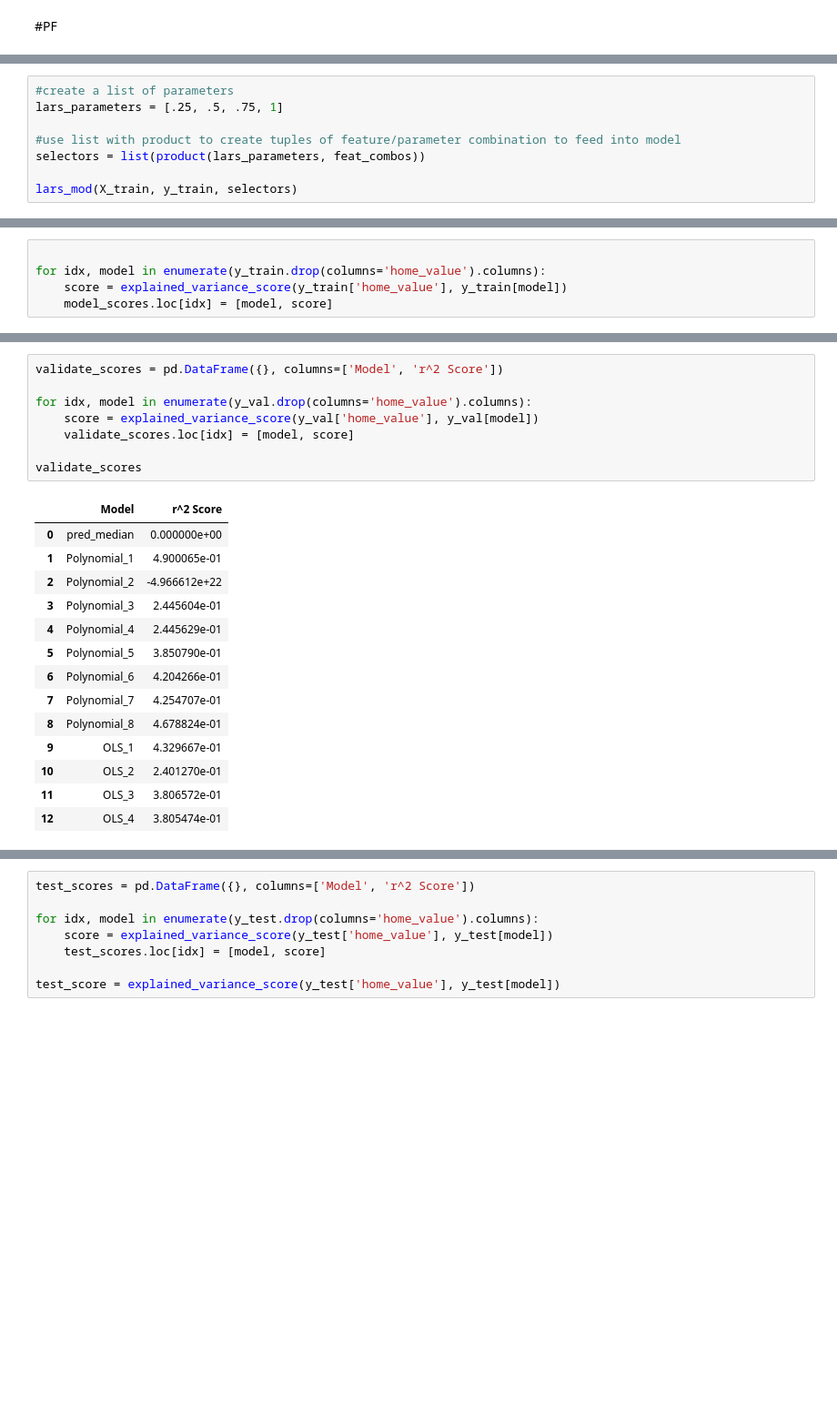
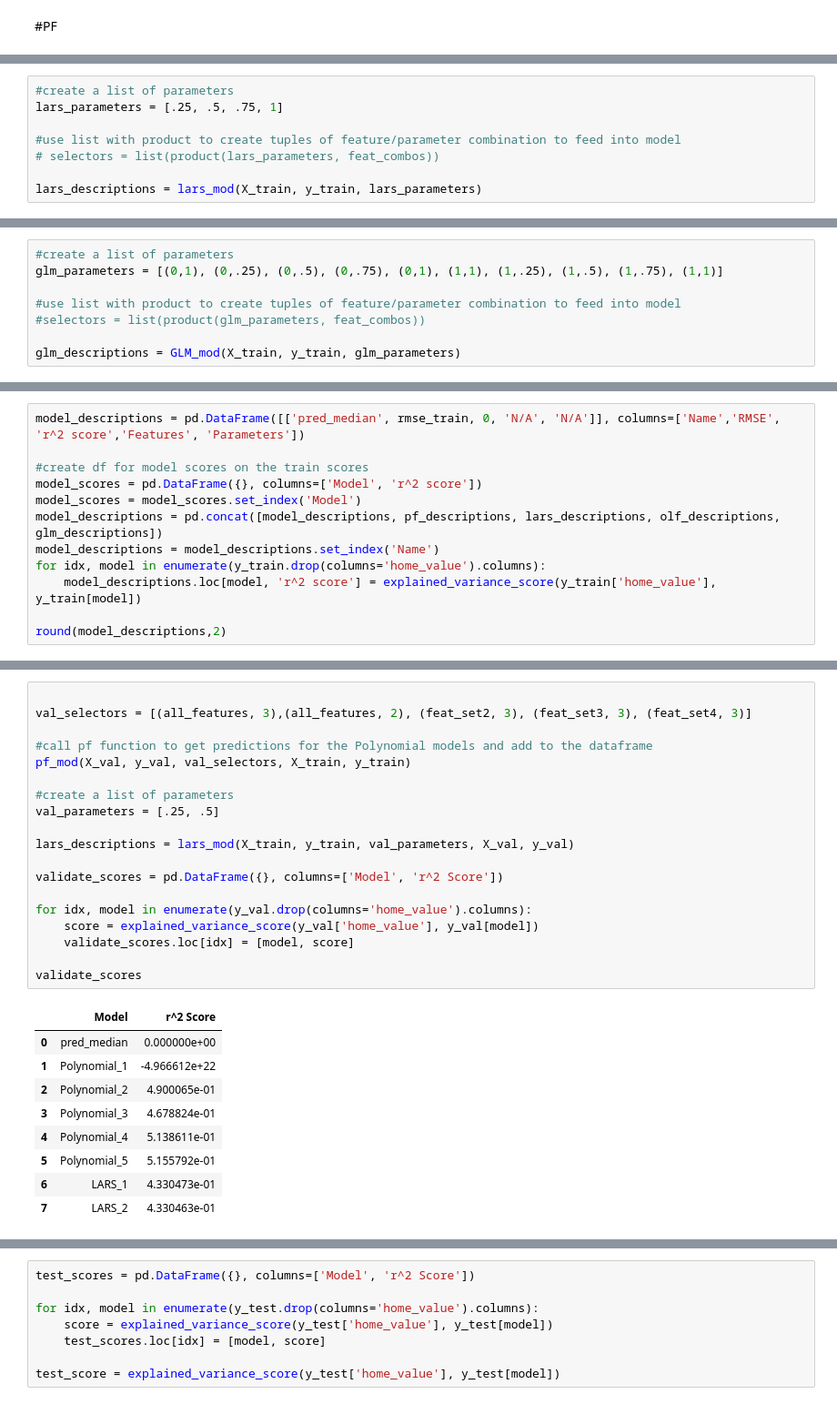
Before and after one commit to joshua-shorterivey/regression_project, a Jupyter notebook: explore.ipynb, the cells around one changed output, grey strips where cells are left out. Shown at 91% size. Drawn from its saved outputs; the diff is of its cells as text; blank space fills up the shorter version.

Commit message:
amended: README, explore, model, wrangle

```diff
--- a/explore.ipynb
+++ b/explore.ipynb
@@ -709 +783,9 @@ OLS_4 with LinearRegression
+# %%
+#create a list of parameters
+lars_parameters = [.25, .5, .75, 1]
+
+#use list with product to create tuples of feature/parameter combination to feed into model
+# selectors = list(product(lars_parameters, feat_combos))
+
+lars_descriptions = lars_mod(X_train, y_train, lars_parameters)
 # %%
@@ -729,8 +818,8 @@ def lars_mod(X, y, selectors):
 # %%
 #create a list of parameters
-lars_parameters = [.25, .5, .75, 1]
+glm_parameters = [(0,1), (0,.25), (0,.5), (0,.75), (0,1), (1,1), (1,.25), (1,.5), (1,.75), (1,1)]
 
 #use list with product to create tuples of feature/parameter combination to feed into model
-selectors = list(product(lars_parameters, feat_combos))
+#selectors = list(product(glm_parameters, feat_combos))
 
-lars_mod(X_train, y_train, selectors)
+glm_descriptions = GLM_mod(X_train, y_train, glm_parameters)
@@ -823,5 +841,0 @@ model_scores = pd.DataFrame({}, columns=['Model', 'r^2 Score'])
-# %%
-
-for idx, model in enumerate(y_train.drop(columns='home_value').columns):
-    score = explained_variance_score(y_train['home_value'], y_train[model])
-    model_scores.loc[idx] = [model, score]
@@ -847,0 +842,12 @@ round(model_scores, 3)
+# %%
+model_descriptions = pd.DataFrame([['pred_median', rmse_train, 0, 'N/A', 'N/A']], columns=['Name','RMSE', 'r^2 score','Features', 'Parameters'])
+
+#create df for model scores on the train scores
+model_scores = pd.DataFrame({}, columns=['Model', 'r^2 score'])
+model_scores = model_scores.set_index('Model')
+model_descriptions = pd.concat([model_descriptions, pf_descriptions, lars_descriptions, olf_descriptions, glm_descriptions])
+model_descriptions = model_descriptions.set_index('Name')
+for idx, model in enumerate(y_train.drop(columns='home_value').columns):
+    model_descriptions.loc[model, 'r^2 score'] = explained_variance_score(y_train['home_value'], y_train[model])
+
+round(model_descriptions,2)
@@ -897,23 +878,29 @@ OLS_4 with LinearRegression
 # %%
+
+val_selectors = [(all_features, 3),(all_features, 2), (feat_set2, 3), (feat_set3, 3), (feat_set4, 3)]
+
+#call pf function to get predictions for the Polynomial models and add to the dataframe
+pf_mod(X_val, y_val, val_selectors, X_train, y_train)
+
+#create a list of parameters
+val_parameters = [.25, .5]
+
+lars_descriptions = lars_mod(X_train, y_train, val_parameters, X_val, y_val)
+
 validate_scores = pd.DataFrame({}, columns=['Model', 'r^2 Score'])
 
 for idx, model in enumerate(y_val.drop(columns='home_value').columns):
     score = explained_variance_score(y_val['home_value'], y_val[model])
     validate_scores.loc[idx] = [model, score]
 
 validate_scores
 # %% [output]
 |  | Model | r^2 Score |
 | 0 | pred_median | 0.000000e+00 |
-| 1 | Polynomial_1 | 4.900065e-01 |
-| 2 | Polynomial_2 | -4.966612e+22 |
-| 3 | Polynomial_3 | 2.445604e-01 |
-| 4 | Polynomial_4 | 2.445629e-01 |
-| 5 | Polynomial_5 | 3.850790e-01 |
-| 6 | Polynomial_6 | 4.204266e-01 |
-| 7 | Polynomial_7 | 4.254707e-01 |
-| 8 | Polynomial_8 | 4.678824e-01 |
-| 9 | OLS_1 | 4.329667e-01 |
-| 10 | OLS_2 | 2.401270e-01 |
-| 11 | OLS_3 | 3.806572e-01 |
-| 12 | OLS_4 | 3.805474e-01 |
+| 1 | Polynomial_1 | -4.966612e+22 |
+| 2 | Polynomial_2 | 4.900065e-01 |
+| 3 | Polynomial_3 | 4.678824e-01 |
+| 4 | Polynomial_4 | 5.138611e-01 |
+| 5 | Polynomial_5 | 5.155792e-01 |
+| 6 | LARS_1 | 4.330473e-01 |
+| 7 | LARS_2 | 4.330463e-01 |
```
Also changed, not shown: parts of 49 cells of this notebook, 3 other files.
